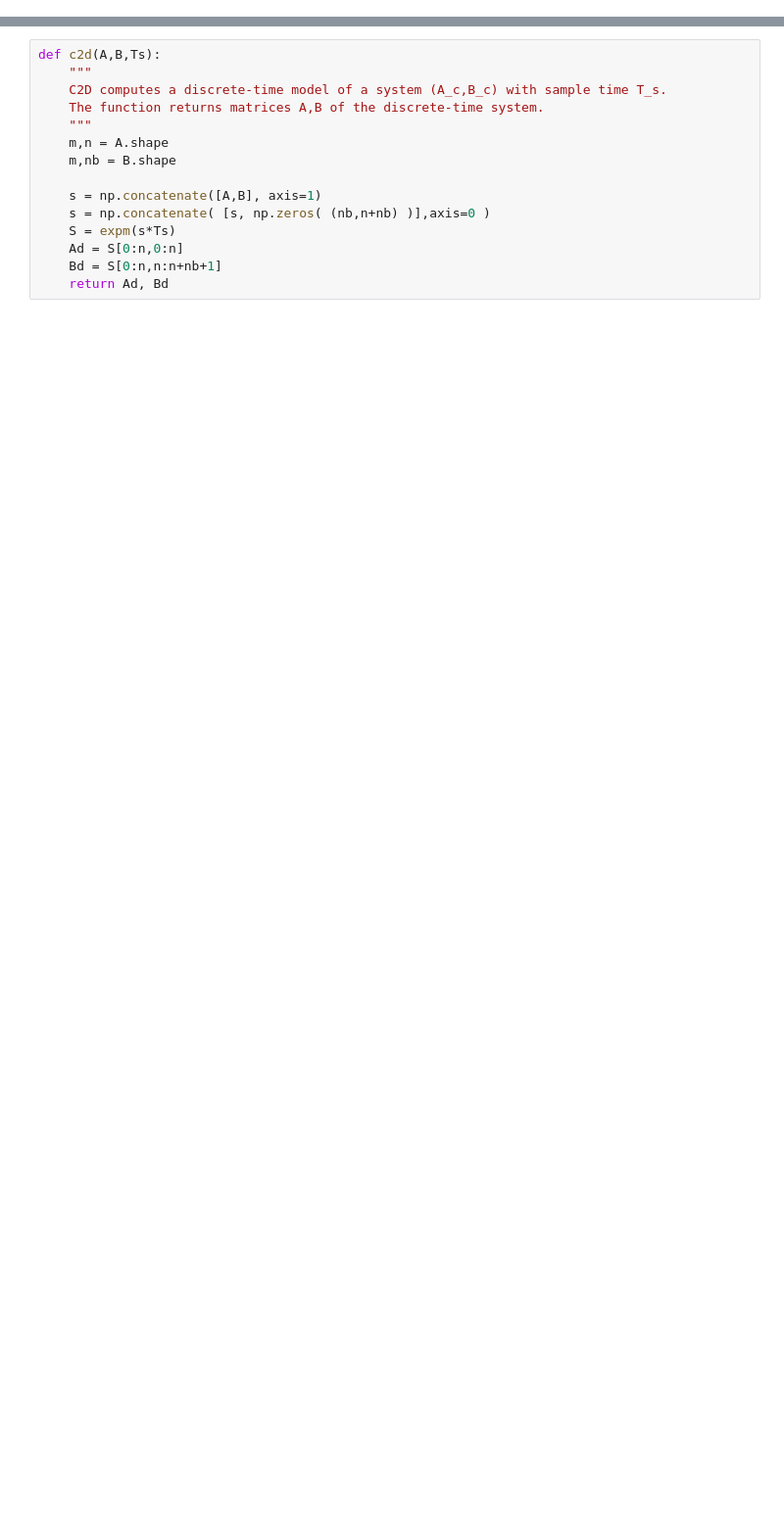
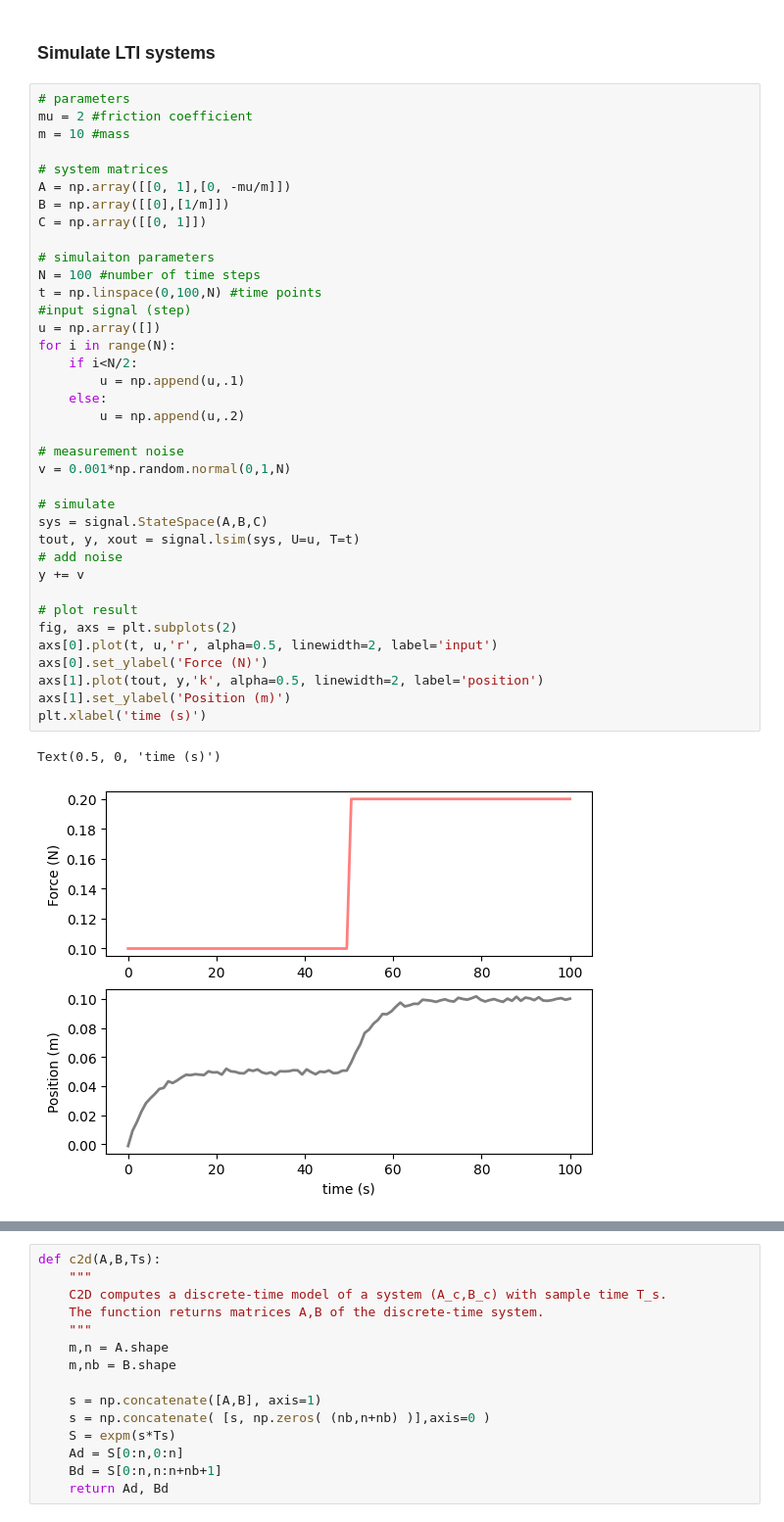
Before and after one commit to mmanngard/VirtualSensors, a Jupyter notebook: notebooks/virtual_sensing_introduction.ipynb, the cells around one changed output, grey strips where cells are left out. Shown at 98% size. Drawn from its saved outputs; the diff is of its cells as text; blank space fills up the shorter version.

```diff
--- a/notebooks/virtual_sensing_introduction.ipynb
+++ b/notebooks/virtual_sensing_introduction.ipynb
@@ -88,0 +76,42 @@ Note that if $A_\mathrm{c}$ is singular, $B$ cannot be computed in this way. How
+# %% [markdown]
+### Simulate LTI systems
+# %%
+# parameters
+mu = 2 #friction coefficient
+m = 10 #mass
+
+# system matrices
+A = np.array([[0, 1],[0, -mu/m]])
+B = np.array([[0],[1/m]])
+C = np.array([[0, 1]])
+
+# simulaiton parameters
+N = 100 #number of time steps
+t = np.linspace(0,100,N) #time points
+#input signal (step)
+u = np.array([])
+for i in range(N):
+    if i<N/2:
+        u = np.append(u,.1)
+    else:
+        u = np.append(u,.2)
+
+# measurement noise
+v = 0.001*np.random.normal(0,1,N)
+
+# simulate
+sys = signal.StateSpace(A,B,C)
+tout, y, xout = signal.lsim(sys, U=u, T=t)
+# add noise
+y += v
+
+# plot result
+fig, axs = plt.subplots(2)
+axs[0].plot(t, u,'r', alpha=0.5, linewidth=2, label='input')
+axs[0].set_ylabel('Force (N)')
+axs[1].plot(tout, y,'k', alpha=0.5, linewidth=2, label='position')
+axs[1].set_ylabel('Position (m)')
+plt.xlabel('time (s)')
+# %% [output]
+Text(0.5, 0, 'time (s)')
+[figure, added]
```
Also changed, not shown: parts of 40 cells of this notebook.
